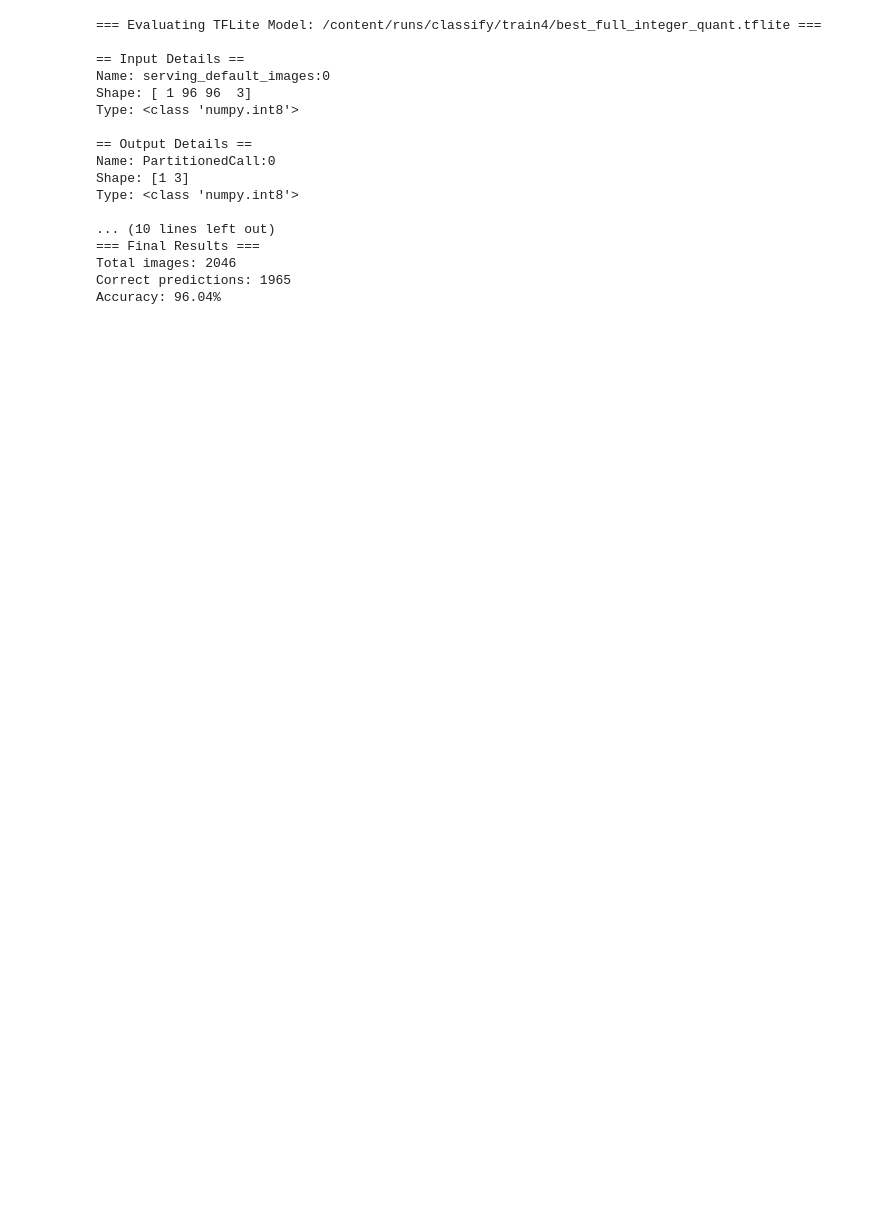
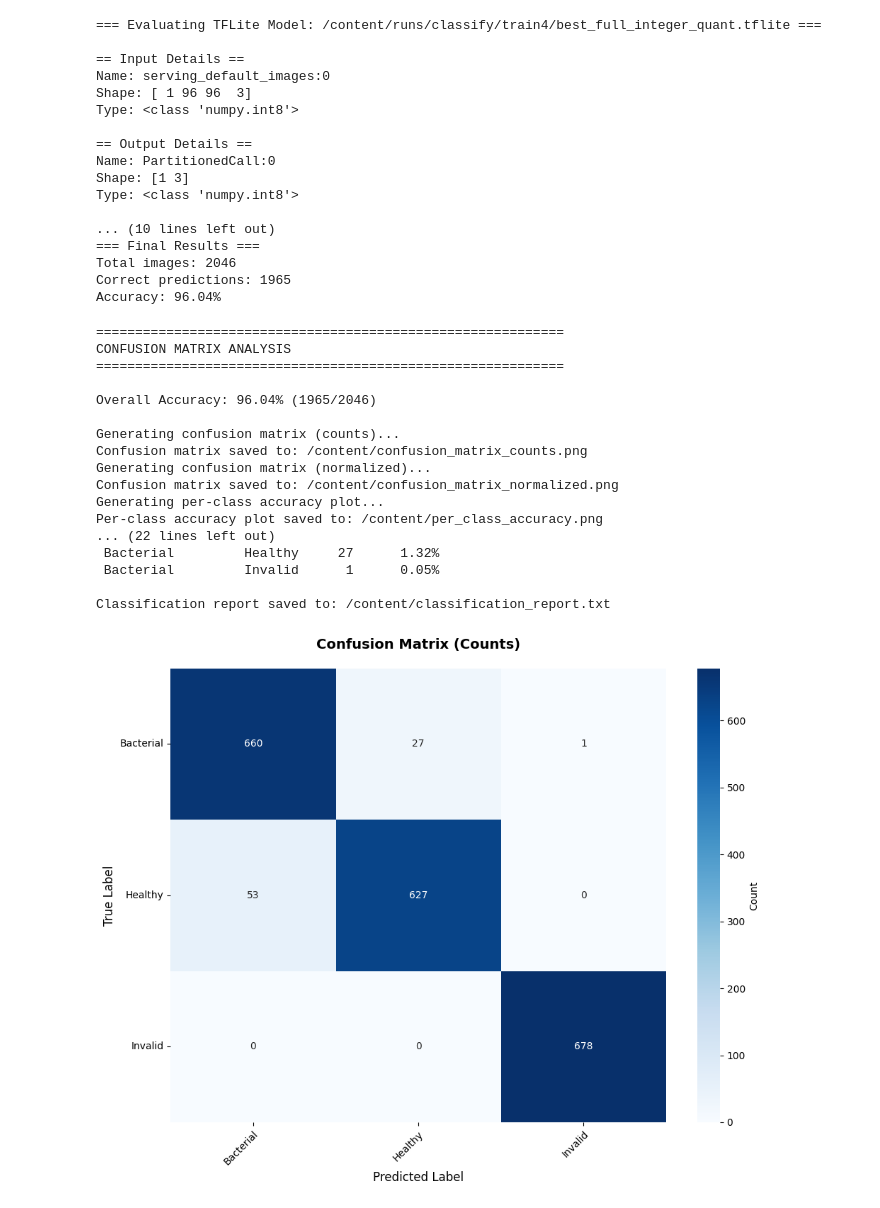
Before and after one commit to alyamman-alsaad/plantHealth_YOLOv8, a Jupyter notebook: plantDisease_ML.ipynb, the cells around one changed output. Saved outputs shown, nothing was run; the diff lists cells and outputs as text; code cells hidden in the pictures; blank space fills up the shorter version.

Commit message:
Added confusion matrix plotting

```diff
--- a/plantDisease_ML.ipynb
+++ b/plantDisease_ML.ipynb
@@ -425,6 +768,9 @@ generator = QuantizedImageGenerator(
     batch_size=30,
     image_size=(96, 96)
 )
+
+class_names = [k for k, v in sorted(generator.class_indices.items(), key=lambda x: x[1])]
+print(f"Classes: {class_names}")
 # %% [output]
 Found 2046 images belonging to 3 classes.
 Found 2046 images belonging to 3 classes
@@ -459,3 +807,30 @@ Type: <class 'numpy.int8'>
 Total images: 2046
 Correct predictions: 1965
 Accuracy: 96.04%
+# %%
+# Plot metrics
+results = complete_confusion_analysis(
+    predictions=predictions,
+    true_labels=true_labels,
+    class_names=class_names,
+    save_dir='/content'  # Where to save images
+)
+# %% [output]
+============================================================
+CONFUSION MATRIX ANALYSIS
+============================================================
+
+Overall Accuracy: 96.04% (1965/2046)
+
+Generating confusion matrix (counts)...
+Confusion matrix saved to: /content/confusion_matrix_counts.png
+Generating confusion matrix (normalized)...
+Confusion matrix saved to: /content/confusion_matrix_normalized.png
+Generating per-class accuracy plot...
+Per-class accuracy plot saved to: /content/per_class_accuracy.png
+... (22 lines left out)
+ Bacterial         Healthy     27      1.32%
+ Bacterial         Invalid      1      0.05%
+
+Classification report saved to: /content/classification_report.txt
+[figure, added]
```
Also changed, not shown: parts of 4 cells of this notebook.
